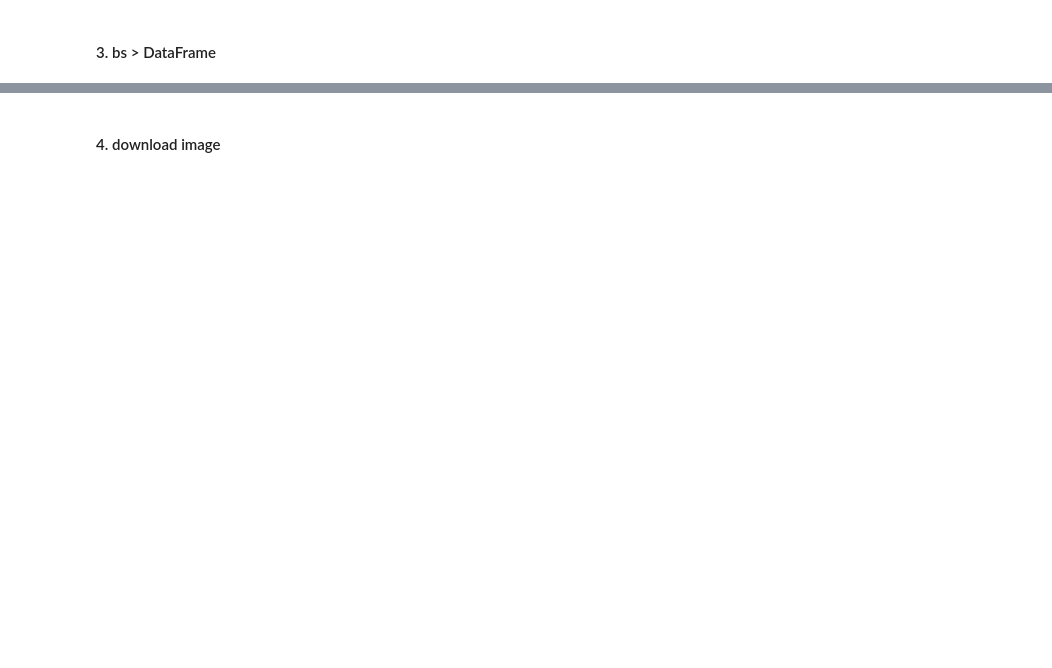
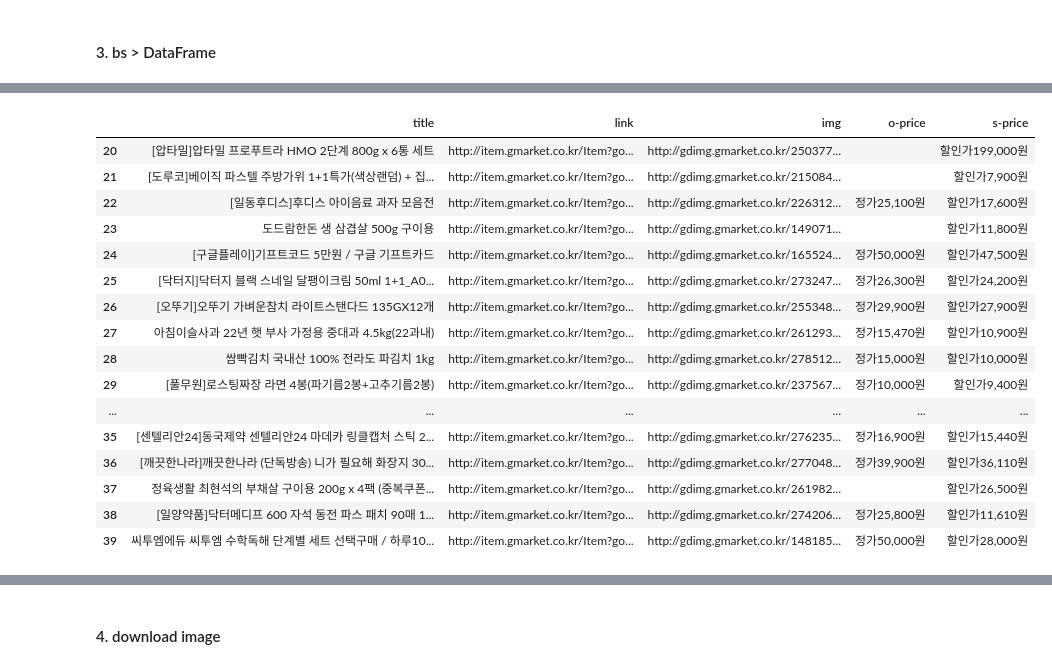
Before and after one commit to OhYesLee/KT_python_jupyter_notebook, a Jupyter notebook: 2023.02.17/day2/04_gmarket.ipynb, the cells around one changed output, grey strips where cells are left out. Saved outputs shown, nothing was run; the diff lists cells and outputs as text; code cells hidden in the pictures; blank space fills up the shorter version.

```diff
--- a/2023.02.17/day2/04_gmarket.ipynb
+++ b/2023.02.17/day2/04_gmarket.ipynb
@@ -10,0 +44,4 @@
+# %%
+elements = dom.select('#gBestWrap > div > div:nth-child(5) > div > ul > li')
+len(elements)
+# id가 없는 걸 선택해야한다.
@@ -10,0 +73,2 @@
+# %%
+element = elements[0]
@@ -10,0 +136,11 @@
+# %%
+data = []
+for element in elements:
+    data.append({
+        'title' : element.select_one('.itemname').text,
+        'link' : element.select_one('.itemname').get('href'),
+        'img' : 'http:' + element.select_one('img').get('data-original'),
+        'o-price' : element.select_one('.o-price').text,
+        's-price' : element.select_one('.s-price').text.strip().split('\n')[0],
+    })
+data[:3]
@@ -10,0 +163,12 @@
+# %%
+data = []
+for element in elements:
+    data.append({
+        'title' : element.select_one('.itemname').text,
+        'link' : element.select_one('.itemname').get('href'),
+        'img' : 'http:' + element.select_one('img').get('data-original'),
+        'o-price' : element.select_one('.o-price').text,
+        's-price' : element.select_one('.s-price').text.strip().split('\n')[0],
+    })
+df = pd.DataFrame(data)
+df.tail(2)
@@ -10,0 +179,20 @@
+# %%
+df[20:40]
+# %% [output]
+|  | title | link | img | o-price | s-price |
+| 20 | [압타밀]압타밀 프로푸트라 HMO 2단계 800g x 6통 세트 | http://item.gmarket.co.kr/Item?go... | http://gdimg.gmarket.co.kr/250377... |  | 할인가199,000원 |
+| 21 | [도루코]베이직 파스텔 주방가위 1+1특가(색상랜덤) + 집... | http://item.gmarket.co.kr/Item?go... | http://gdimg.gmarket.co.kr/215084... |  | 할인가7,900원 |
+| 22 | [일동후디스]후디스 아이음료 과자 모음전 | http://item.gmarket.co.kr/Item?go... | http://gdimg.gmarket.co.kr/226312... | 정가25,100원 | 할인가17,600원 |
+| 23 | 도드람한돈 생 삼겹살 500g 구이용 | http://item.gmarket.co.kr/Item?go... | http://gdimg.gmarket.co.kr/149071... |  | 할인가11,800원 |
+| 24 | [구글플레이]기프트코드 5만원 / 구글 기프트카드 | http://item.gmarket.co.kr/Item?go... | http://gdimg.gmarket.co.kr/165524... | 정가50,000원 | 할인가47,500원 |
+| 25 | [닥터지]닥터지 블랙 스네일 달팽이크림 50ml 1+1_A0... | http://item.gmarket.co.kr/Item?go... | http://gdimg.gmarket.co.kr/273247... | 정가26,300원 | 할인가24,200원 |
+| 26 | [오뚜기]오뚜기 가벼운참치 라이트스탠다드 135GX12개 | http://item.gmarket.co.kr/Item?go... | http://gdimg.gmarket.co.kr/255348... | 정가29,900원 | 할인가27,900원 |
+| 27 | 아침이슬사과 22년 햇 부사 가정용 중대과 4.5kg(22과내) | http://item.gmarket.co.kr/Item?go... | http://gdimg.gmarket.co.kr/261293... | 정가15,470원 | 할인가10,900원 |
+| 28 | 쌈빡김치 국내산 100% 전라도 파김치 1kg | http://item.gmarket.co.kr/Item?go... | http://gdimg.gmarket.co.kr/278512... | 정가15,000원 | 할인가10,000원 |
+| 29 | [풀무원]로스팅짜장 라면 4봉(파기름2봉+고추기름2봉) | http://item.gmarket.co.kr/Item?go... | http://gdimg.gmarket.co.kr/237567... | 정가10,000원 | 할인가9,400원 |
+| ... | ... | ... | ... | ... | ... |
+| 35 | [센텔리안24]동국제약 센텔리안24 마데카 링클캡처 스틱 2... | http://item.gmarket.co.kr/Item?go... | http://gdimg.gmarket.co.kr/276235... | 정가16,900원 | 할인가15,440원 |
+| 36 | [깨끗한나라]깨끗한나라 (단독방송) 니가 필요해 화장지 30... | http://item.gmarket.co.kr/Item?go... | http://gdimg.gmarket.co.kr/277048... | 정가39,900원 | 할인가36,110원 |
+| 37 | 정육생활 최현석의 부채살 구이용 200g x 4팩 (중복쿠폰... | http://item.gmarket.co.kr/Item?go... | http://gdimg.gmarket.co.kr/261982... |  | 할인가26,500원 |
+| 38 | [일양약품]닥터메디프 600 자석 동전 파스 패치 90매 1... | http://item.gmarket.co.kr/Item?go... | http://gdimg.gmarket.co.kr/274206... | 정가25,800원 | 할인가11,610원 |
+| 39 | 씨투엠에듀 씨투엠 수학독해 단계별 세트 선택구매 / 하루10... | http://item.gmarket.co.kr/Item?go... | http://gdimg.gmarket.co.kr/148185... | 정가50,000원 | 할인가28,000원 |
```
Also changed, not shown: parts of 34 cells of this notebook, 53 other files.
